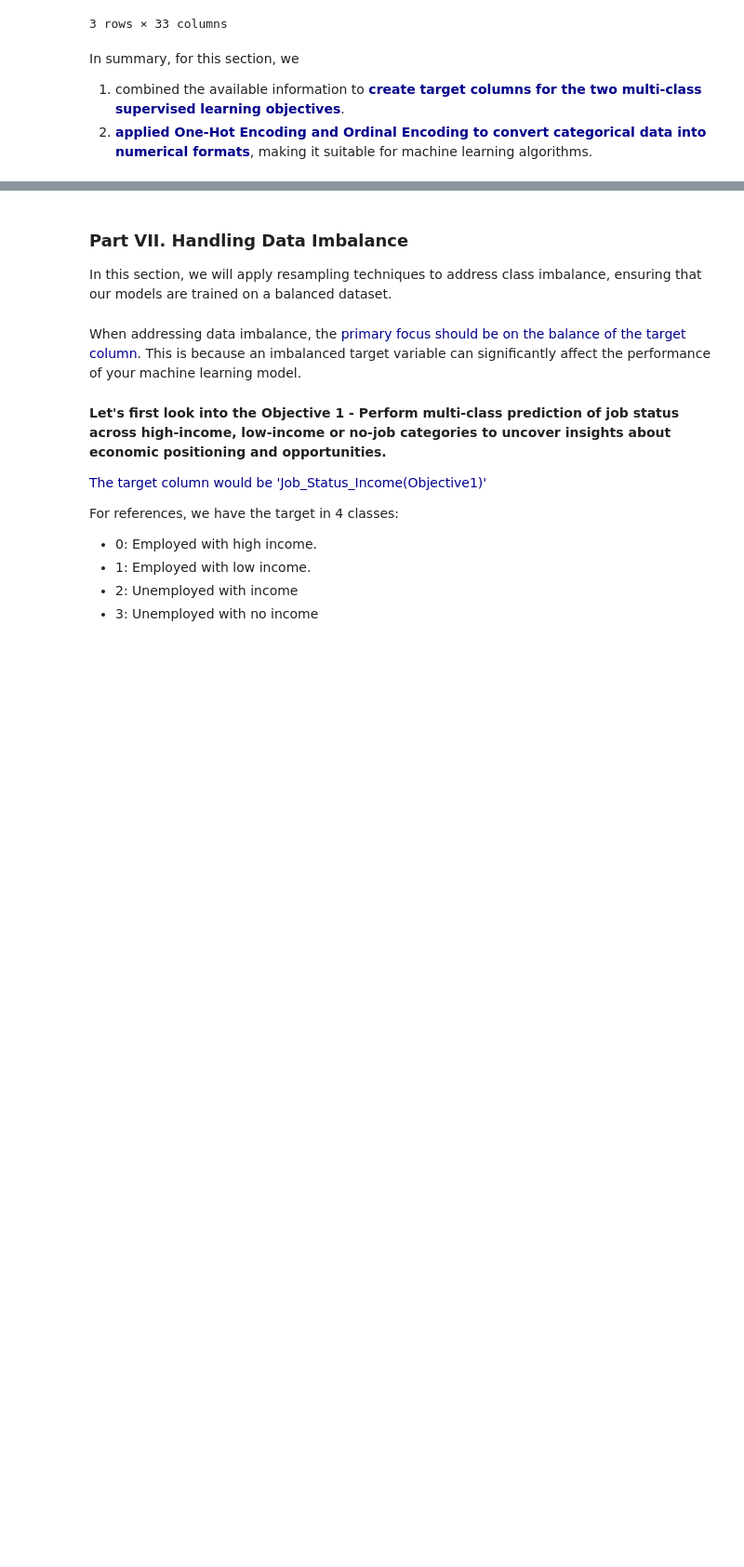
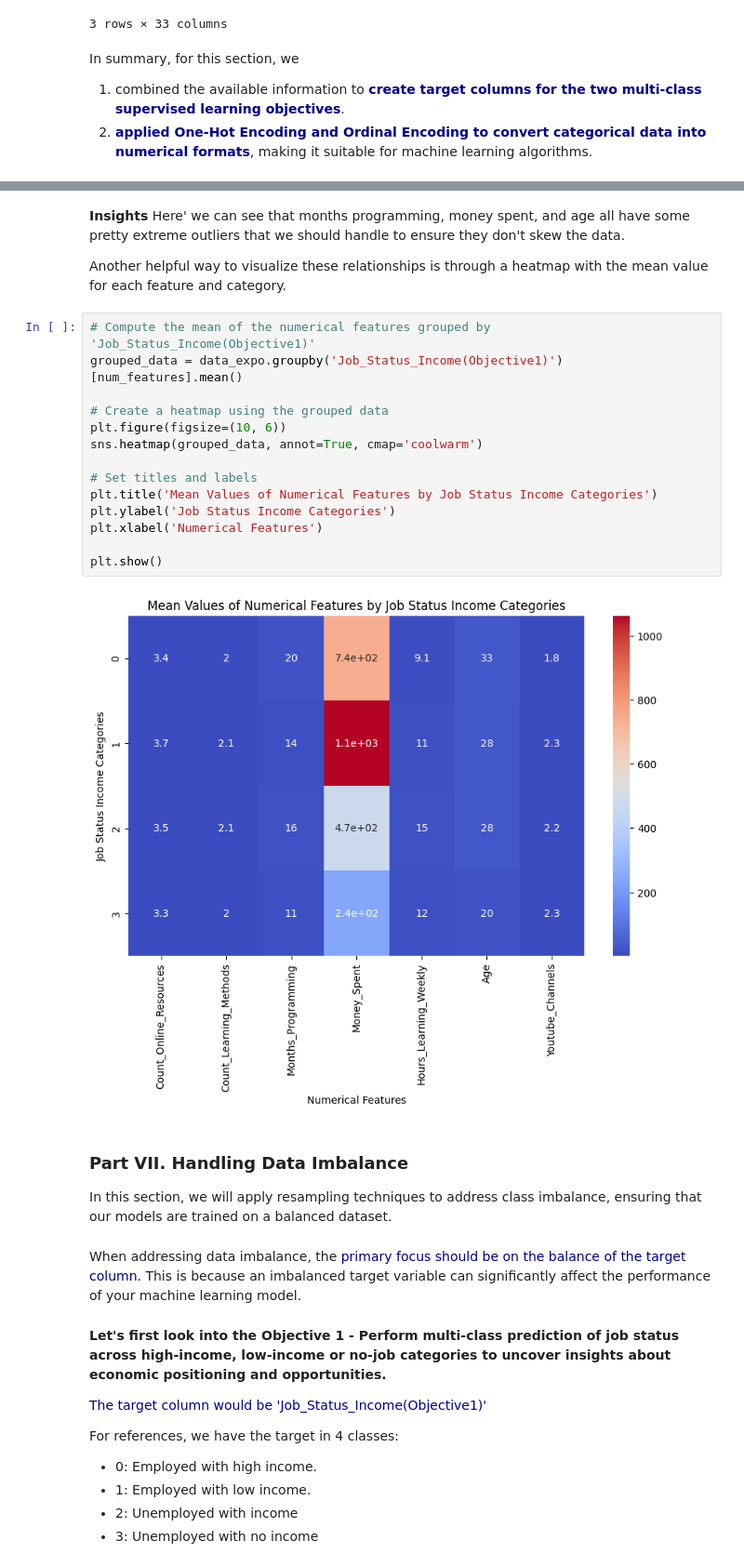
Before and after one commit to jiemluo/team-codecamp, a Jupyter notebook: 1.Data_Exploration.ipynb, the cells around one changed output, grey strips where cells are left out. Shown at 93% size. Drawn from its saved outputs; the diff is of its cells as text; blank space fills up the shorter version.

```diff
--- a/1.Data_Exploration.ipynb
+++ b/1.Data_Exploration.ipynb
@@ -1041,3 +1081,24 @@ data_expo.head(5)
+# %% [markdown]
+<b>Insights</b>
+Here' we can see that months programming, money spent, and age all have some pretty extreme outliers that we should handle to ensure they don't skew the data.
+
+Another helpful way to visualize these relationships is through a heatmap with the mean value for each feature and category.
+# %%
+# Compute the mean of the numerical features grouped by 'Job_Status_Income(Objective1)'
+grouped_data = data_expo.groupby('Job_Status_Income(Objective1)')[num_features].mean()
+
+# Create a heatmap using the grouped data
+plt.figure(figsize=(10, 6))
+sns.heatmap(grouped_data, annot=True, cmap='coolwarm')
+
+# Set titles and labels
+plt.title('Mean Values of Numerical Features by Job Status Income Categories')
+plt.ylabel('Job Status Income Categories')
+plt.xlabel('Numerical Features')
+
+plt.show()
+# %% [output]
+[figure, added]
 # %% [markdown]
 ### **Part VII. Handling Data Imbalance**
 
```
Also changed, not shown: parts of 9 cells of this notebook, 1 other file.
